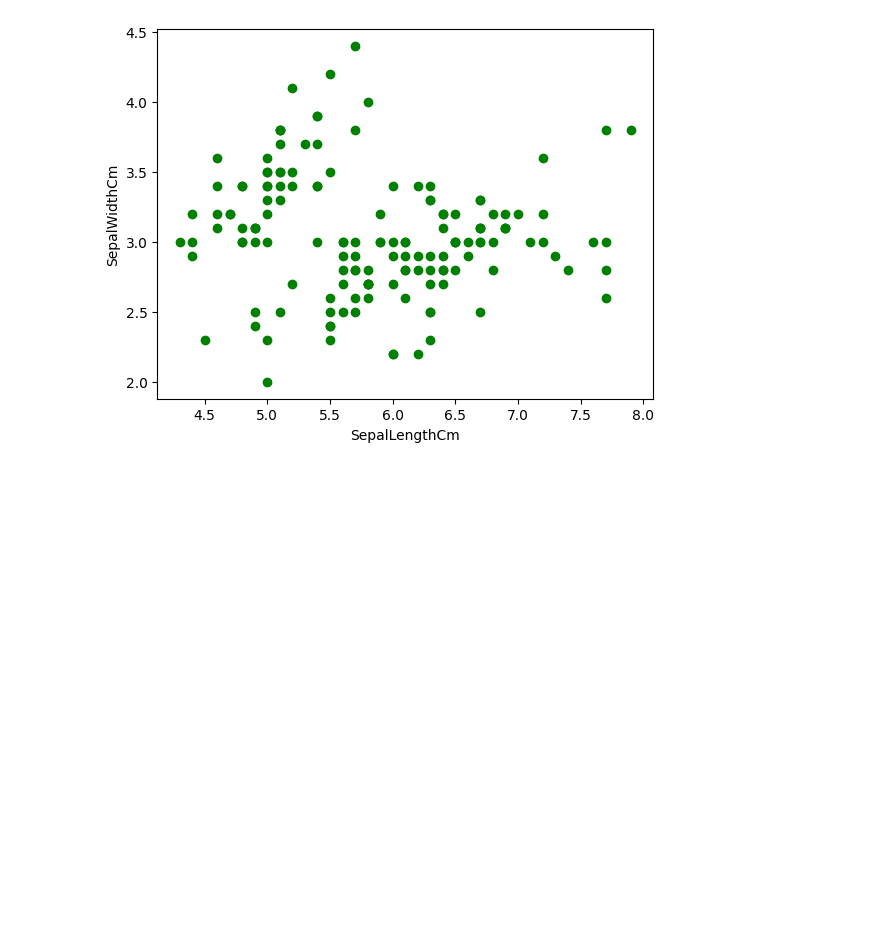
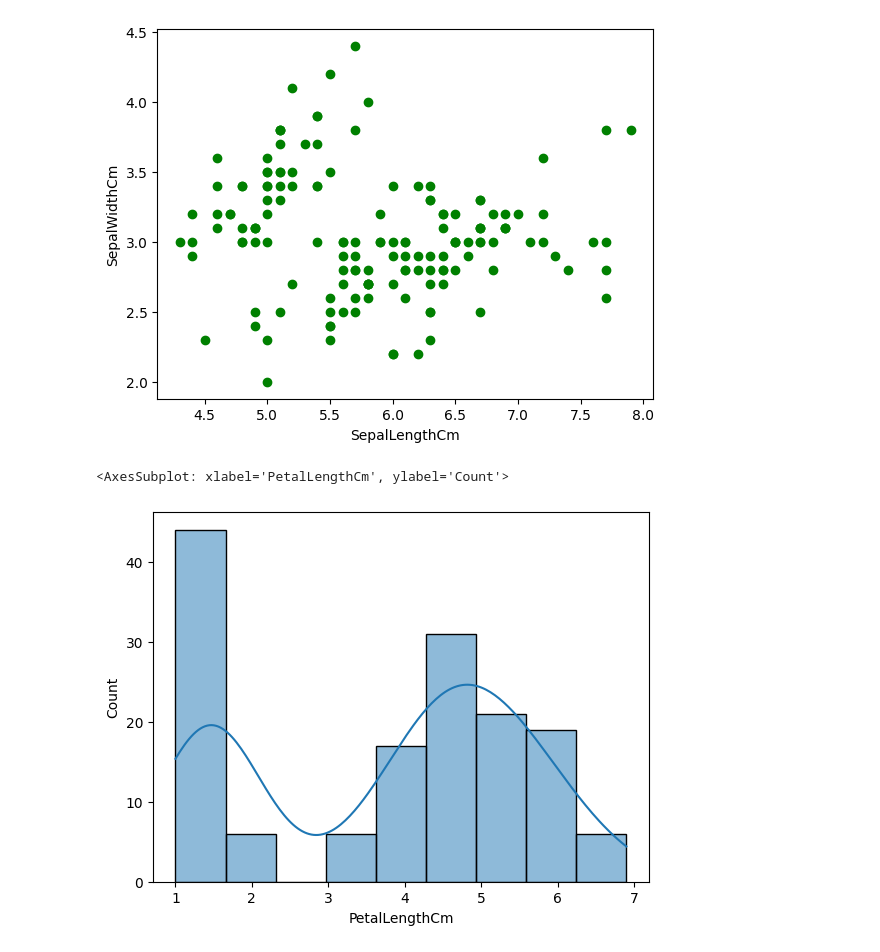
Before and after one commit to subhajit20/Practice-Data-Science-with-Python, a Jupyter notebook: Practice Datascience/Visualization_technique.ipynb, the cells around one changed output. Drawn from its saved outputs; the diff is of its cells as text; code cells hidden in the pictures; blank space fills up the shorter version.

Commit message:
Visualization_technique.ipyb

```diff
--- a/Practice Datascience/Visualization_technique.ipynb
+++ b/Practice Datascience/Visualization_technique.ipynb
@@ -81,0 +84,5 @@ plt.show()
+# %%
+sns.histplot(species,kde=True)
+# %% [output]
+<AxesSubplot: xlabel='PetalLengthCm', ylabel='Count'>
+[figure, added]
```
Also changed, not shown: parts of 5 cells of this notebook.
